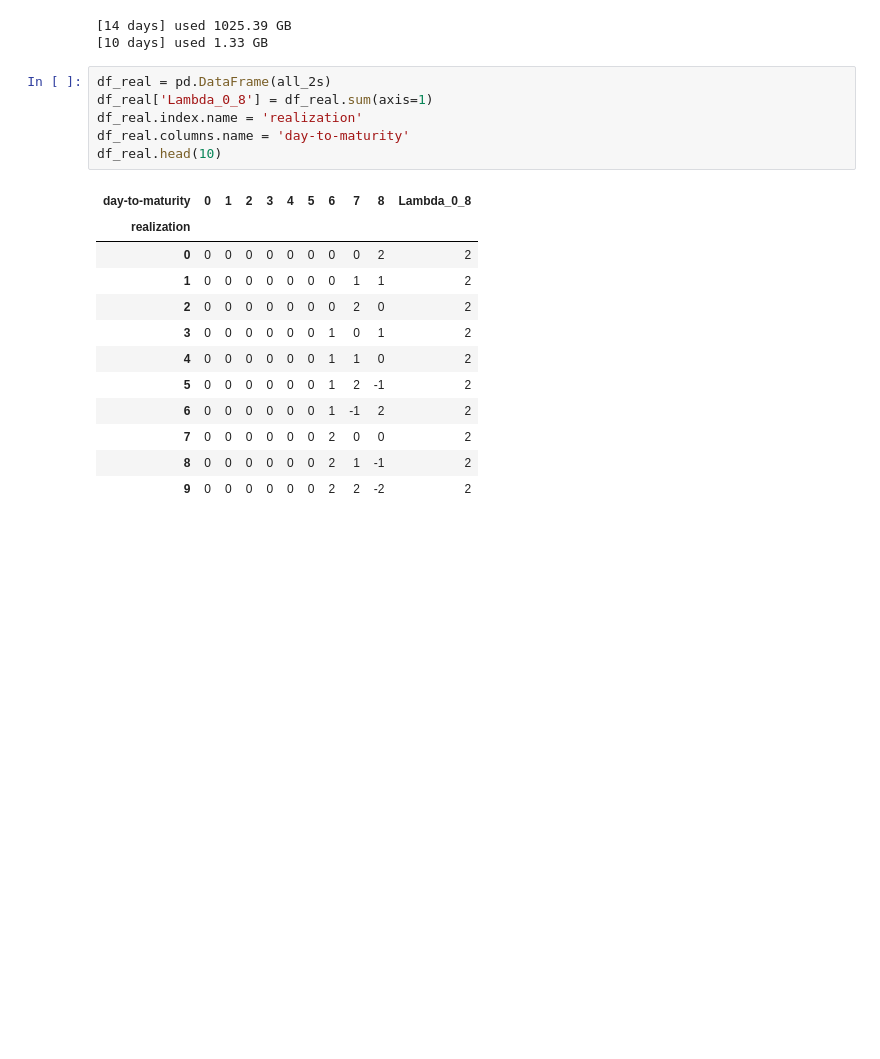
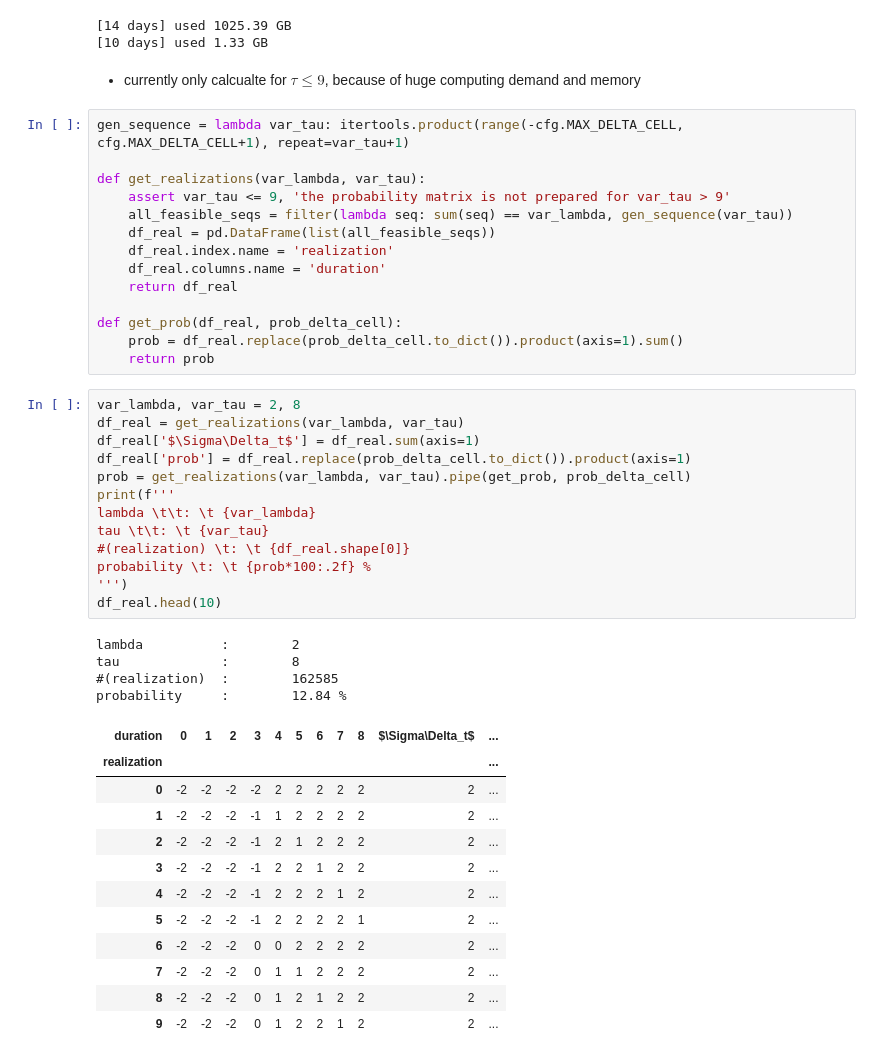
Before and after one commit to datasci-info/stock_path_tracker, a Jupyter notebook: analysis.ipynb, the cells around one changed output. Drawn from its saved outputs; the diff is of its cells as text; blank space fills up the shorter version.

Commit message:
optimization function prepared

```diff
--- a/analysis.ipynb
+++ b/analysis.ipynb
@@ -199,22 +201,49 @@ print(f'[{n_layer} days] used {sys.getsizeof(list(range(n_layer))) * 5**n_layer
 # %% [output]
 [14 days] used 1025.39 GB
 [10 days] used 1.33 GB
-# %%
-df_real = pd.DataFrame(all_2s)
-df_real['Lambda_0_8'] = df_real.sum(axis=1)
-df_real.index.name = 'realization'
-df_real.columns.name = 'day-to-maturity'
-df_real.head(10)
-# %% [output]
-| day-to-maturity | 0 | 1 | 2 | 3 | 4 | 5 | 6 | 7 | 8 | Lambda_0_8 |
-| realization |  |  |  |  |  |  |  |  |  |  |
-| 0 | 0 | 0 | 0 | 0 | 0 | 0 | 0 | 0 | 2 | 2 |
-| 1 | 0 | 0 | 0 | 0 | 0 | 0 | 0 | 1 | 1 | 2 |
-| 2 | 0 | 0 | 0 | 0 | 0 | 0 | 0 | 2 | 0 | 2 |
-| 3 | 0 | 0 | 0 | 0 | 0 | 0 | 1 | 0 | 1 | 2 |
-| 4 | 0 | 0 | 0 | 0 | 0 | 0 | 1 | 1 | 0 | 2 |
-| 5 | 0 | 0 | 0 | 0 | 0 | 0 | 1 | 2 | -1 | 2 |
-| 6 | 0 | 0 | 0 | 0 | 0 | 0 | 1 | -1 | 2 | 2 |
-| 7 | 0 | 0 | 0 | 0 | 0 | 0 | 2 | 0 | 0 | 2 |
-| 8 | 0 | 0 | 0 | 0 | 0 | 0 | 2 | 1 | -1 | 2 |
-| 9 | 0 | 0 | 0 | 0 | 0 | 0 | 2 | 2 | -2 | 2 |
+# %% [markdown]
+- currently only calcualte for $\tau \leq 9$, because of huge computing demand and memory
+# %%
+gen_sequence = lambda var_tau: itertools.product(range(-cfg.MAX_DELTA_CELL, cfg.MAX_DELTA_CELL+1), repeat=var_tau+1)
+
+def get_realizations(var_lambda, var_tau):
+    assert var_tau <= 9, 'the probability matrix is not prepared for var_tau > 9'
+    all_feasible_seqs = filter(lambda seq: sum(seq) == var_lambda, gen_sequence(var_tau))
+    df_real = pd.DataFrame(list(all_feasible_seqs))
+    df_real.index.name = 'realization'
+    df_real.columns.name = 'duration'
+    return df_real
+
+def get_prob(df_real, prob_delta_cell):
+    prob = df_real.replace(prob_delta_cell.to_dict()).product(axis=1).sum()
+    return prob
+# %%
+var_lambda, var_tau = 2, 8
+df_real = get_realizations(var_lambda, var_tau)
+df_real['$\Sigma\Delta_t$'] = df_real.sum(axis=1)
+df_real['prob'] = df_real.replace(prob_delta_cell.to_dict()).product(axis=1)
+prob = get_realizations(var_lambda, var_tau).pipe(get_prob, prob_delta_cell)
+print(f'''
+lambda \t\t: \t {var_lambda}
+tau \t\t: \t {var_tau}
+#(realization) \t: \t {df_real.shape[0]}
+probability \t: \t {prob*100:.2f} %
+''')
+df_real.head(10)
+# %% [output]
+lambda          :        2
+tau             :        8
+#(realization)  :        162585
+probability     :        12.84 %
+| duration | 0 | 1 | 2 | 3 | 4 | 5 | 6 | 7 | 8 | $\Sigma\Delta_t$ | ... |
+| realization |  |  |  |  |  |  |  |  |  |  | ... |
+| 0 | -2 | -2 | -2 | -2 | 2 | 2 | 2 | 2 | 2 | 2 | ... |
+| 1 | -2 | -2 | -2 | -1 | 1 | 2 | 2 | 2 | 2 | 2 | ... |
+| 2 | -2 | -2 | -2 | -1 | 2 | 1 | 2 | 2 | 2 | 2 | ... |
+| 3 | -2 | -2 | -2 | -1 | 2 | 2 | 1 | 2 | 2 | 2 | ... |
+| 4 | -2 | -2 | -2 | -1 | 2 | 2 | 2 | 1 | 2 | 2 | ... |
+| 5 | -2 | -2 | -2 | -1 | 2 | 2 | 2 | 2 | 1 | 2 | ... |
+| 6 | -2 | -2 | -2 | 0 | 0 | 2 | 2 | 2 | 2 | 2 | ... |
+| 7 | -2 | -2 | -2 | 0 | 1 | 1 | 2 | 2 | 2 | 2 | ... |
+| 8 | -2 | -2 | -2 | 0 | 1 | 2 | 1 | 2 | 2 | 2 | ... |
+| 9 | -2 | -2 | -2 | 0 | 1 | 2 | 2 | 1 | 2 | 2 | ... |
```
Also changed, not shown: parts of 51 cells of this notebook, 3 other files.
